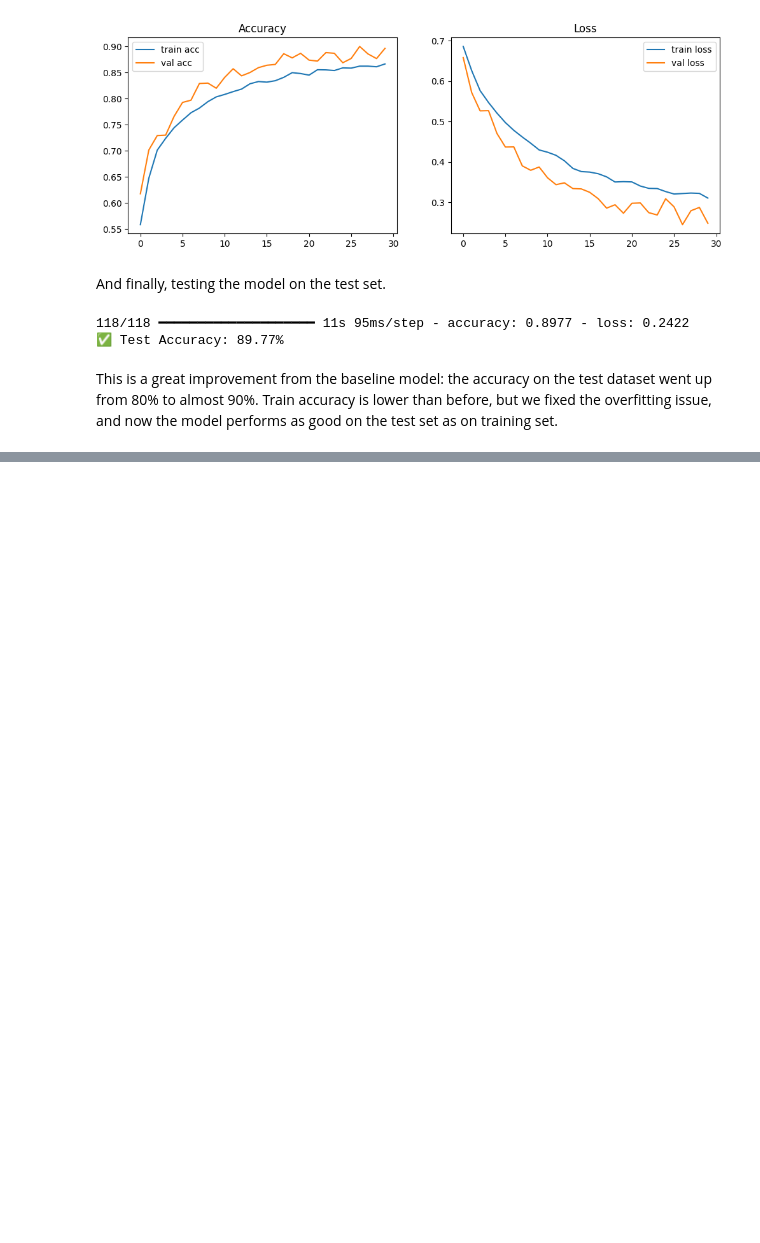
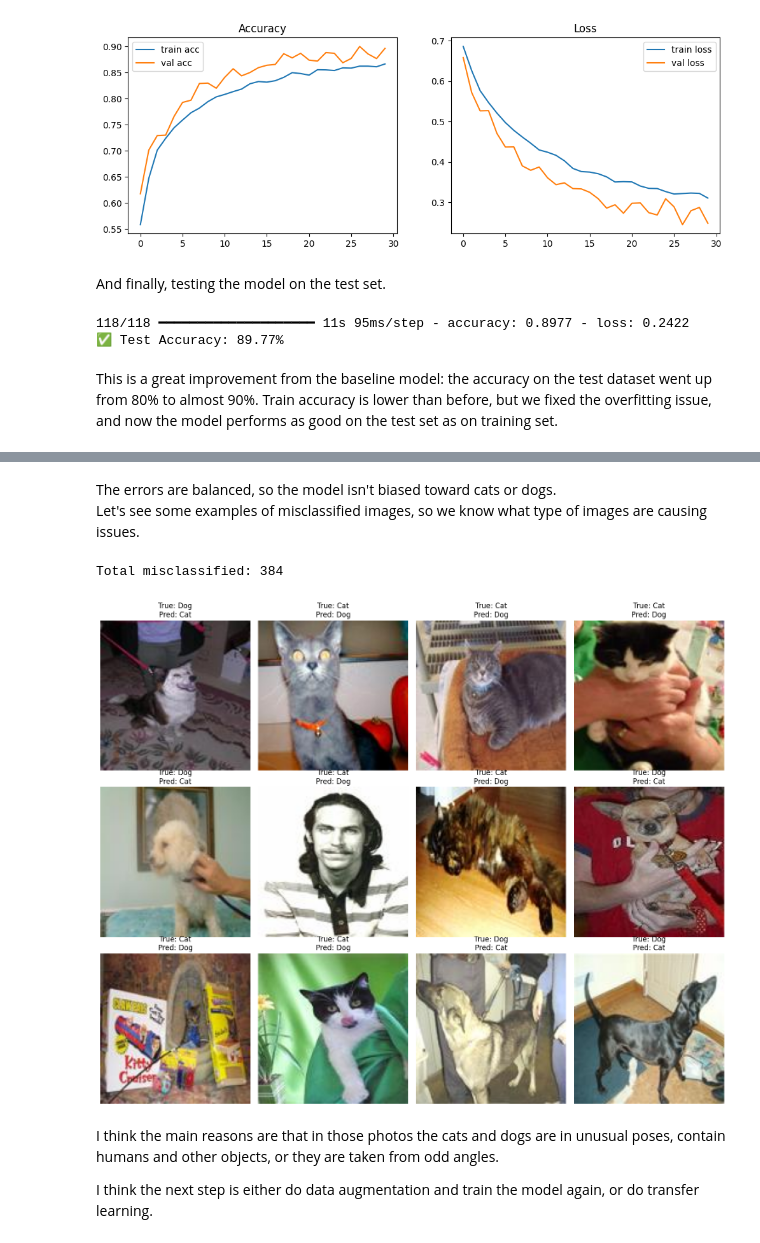
Before and after one commit to narekatsy/cats_dogs_classifier, a Jupyter notebook: notebooks/03_baseline_cnn.ipynb, the cells around one changed output, grey strips where cells are left out. Drawn from its saved outputs; the diff is of its cells as text; code cells hidden in the pictures; blank space fills up the shorter version.

```diff
--- a/notebooks/03_baseline_cnn.ipynb
+++ b/notebooks/03_baseline_cnn.ipynb
@@ -334,0 +387,31 @@ This is a great improvement from the baseline model: the accuracy on the test da
+# %% [markdown]
+The errors are balanced, so the model isn't biased toward cats or dogs.
+Let's see some examples of misclassified images, so we know what type of images are causing issues.
+# %%
+import matplotlib.image as mpimg
+
+misclassified_idx = np.where(y_true != y_pred)[0]
+
+print(f"Total misclassified: {len(misclassified_idx)}")
+
+n = 12
+plt.figure(figsize=(15, 12))
+
+for i, idx in enumerate(np.random.choice(misclassified_idx, n, replace=False)):
+    img_path = test_gen.filepaths[idx]
+    img = mpimg.imread(img_path)
+
+    plt.subplot(3, 4, i+1)
+    plt.imshow(img)
+    plt.axis("off")
+    plt.title(f"True: {'Cat' if y_true[idx]==0 else 'Dog'}\nPred: {'Cat' if y_pred[idx]==0 else 'Dog'}")
+
+plt.tight_layout()
+plt.show()
+# %% [output]
+Total misclassified: 384
+[figure, added]
+# %% [markdown]
+I think the main reasons are that in those photos the cats and dogs are in unusual poses, contain humans and other objects, or they are taken from odd angles.
+
+I think the next step is either do data augmentation and train the model again, or do transfer learning.
```
Also changed, not shown: parts of 4 cells of this notebook, 2 other files.
